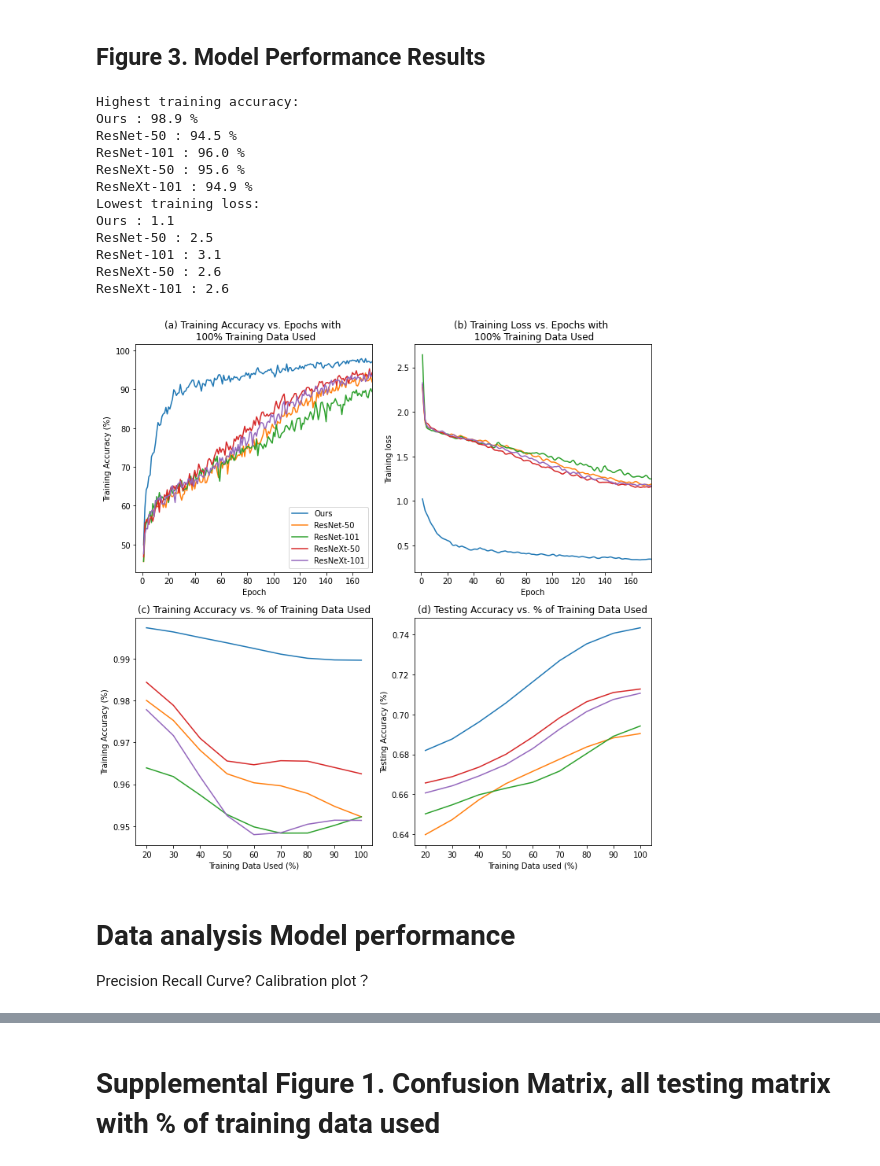
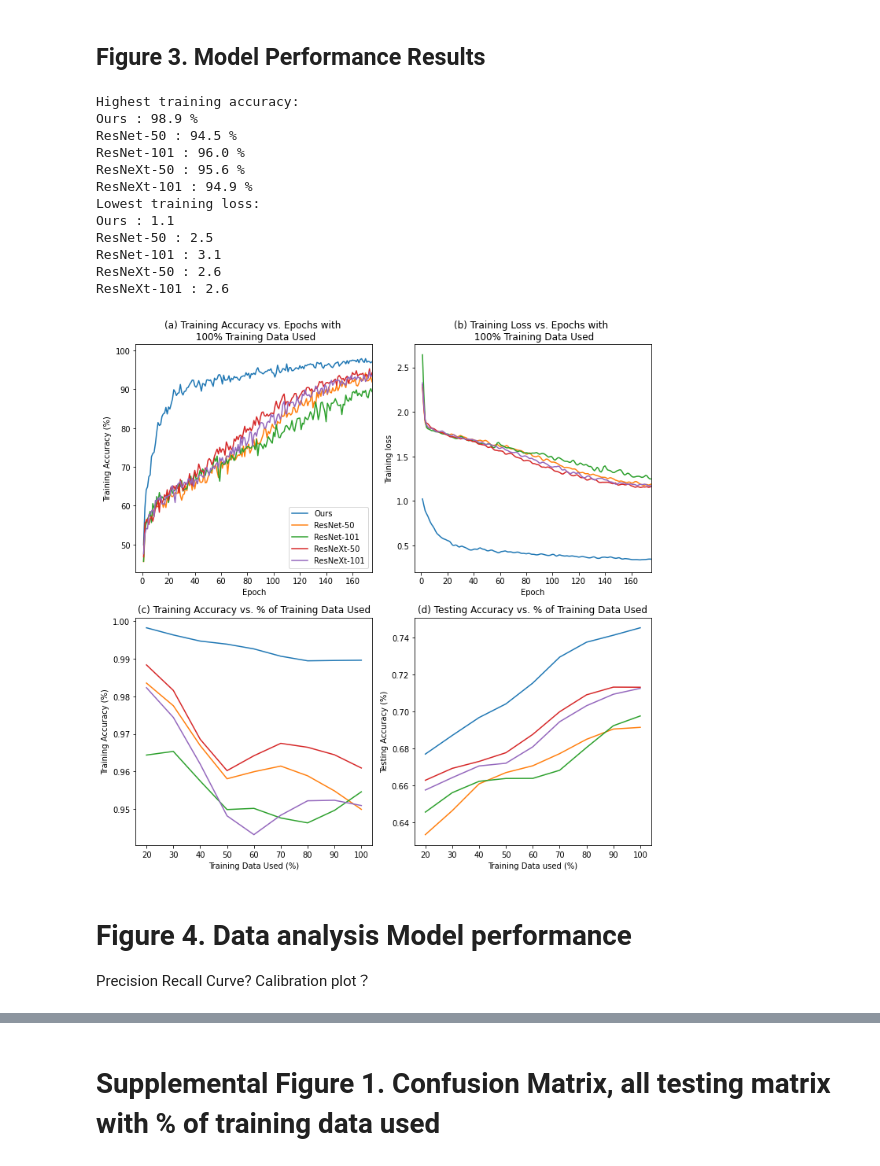
Before and after one commit to Deep-Fusion-Innovators/paper-Cervical-Cancer-Detection, a Jupyter notebook: figures.ipynb, the cells around one changed output, grey strips where cells are left out. Drawn from its saved outputs; the diff is of its cells as text; code cells hidden in the pictures.

Commit message:
update metric figure

```diff
--- a/figures.ipynb
+++ b/figures.ipynb
@@ -159,45 +159,45 @@ for model in Model_list:
 
 # subfigure_3
 ax = fig.add_subplot(gs[1, 0])
-smoothness = 1.5
+# smoothness = 1.5
 acc_data_size = pd.read_csv("./data/train_accuracy_data_size.csv")
 Model_list = ['Ours', 'ResNet-50', 'ResNet-101', 'ResNeXt-50', 'ResNeXt-101']
 for model in Model_list:
     training_data_size(acc_data_size, model, model, smoothness, ax)
 ax.set_xlabel('Training Data Used (%)')
 ax.set_ylabel('Training Accuracy (%)')
 ax.set_title('(c) Training Accuracy vs. % of Training Data Used')
 # ax.legend()
 
 # subfigure_4
 ax = fig.add_subplot(gs[1, 1])
-smoothness = 1.5
+# smoothness = 1.5
 acc_data_size = pd.read_csv("./data/test_accuracy_data_size.csv")
 Model_list = ['Ours', 'ResNet-50', 'ResNet-101', 'ResNeXt-50', 'ResNeXt-101']
 for model in Model_list:
     training_data_size(acc_data_size, model, model, smoothness, ax)
 ax.set_xlabel('Training Data used (%)')
 ax.set_ylabel('Testing Accuracy (%)')
 ax.set_title('(d) Testing Accuracy vs. % of Training Data Used')
 # ax.legend()
 
-plt.savefig("./figures/Figure4_Accuracy_Loss_Epochs.pdf", dpi = 150)
+plt.savefig("./figures/Figure3_Accuracy_results.pdf", dpi = 150)
 # %% [output]
 Highest training accuracy:
 Ours : 98.9 %
 ResNet-50 : 94.5 %
 ResNet-101 : 96.0 %
 ResNeXt-50 : 95.6 %
 ResNeXt-101 : 94.9 %
 Lowest training loss:
 Ours : 1.1
 ResNet-50 : 2.5
 ResNet-101 : 3.1
 ResNeXt-50 : 2.6
 ResNeXt-101 : 2.6
-[figure, old version]
+[figure, new version]
 # %% [markdown]
-# Data analysis Model performance
+# Figure 4. Data analysis Model performance
 
 Precision Recall Curve?
 Calibration plot？
```
Also changed, not shown: parts of 2 cells of this notebook, 4 other files.
